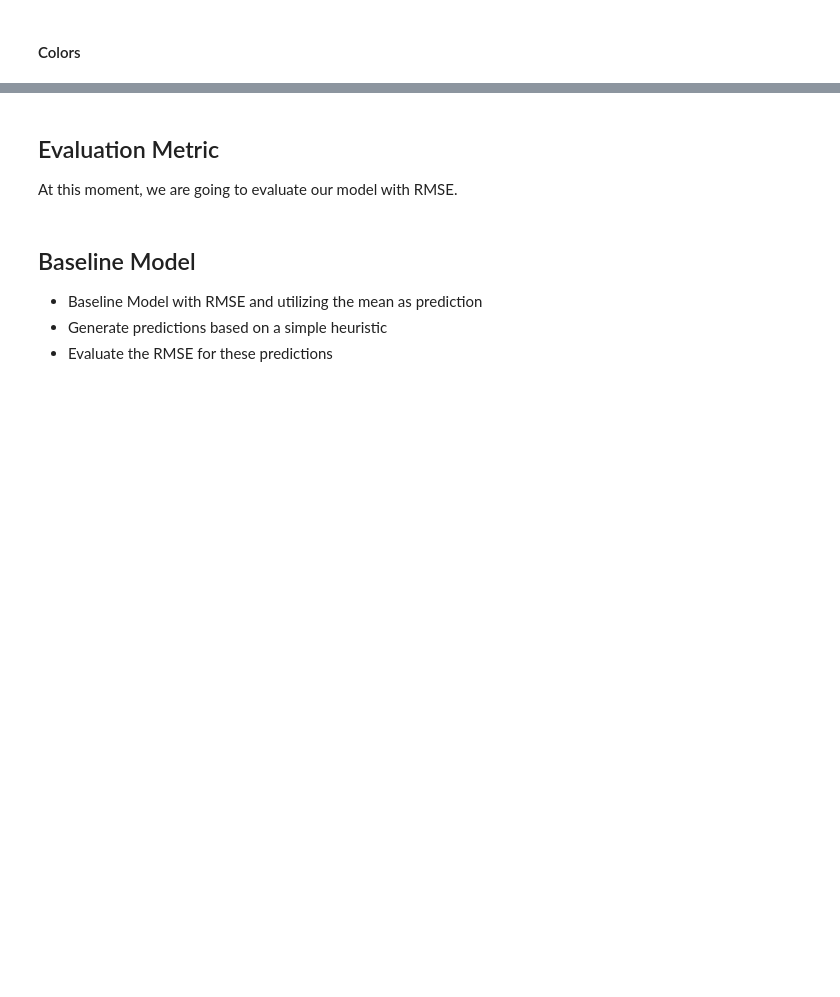
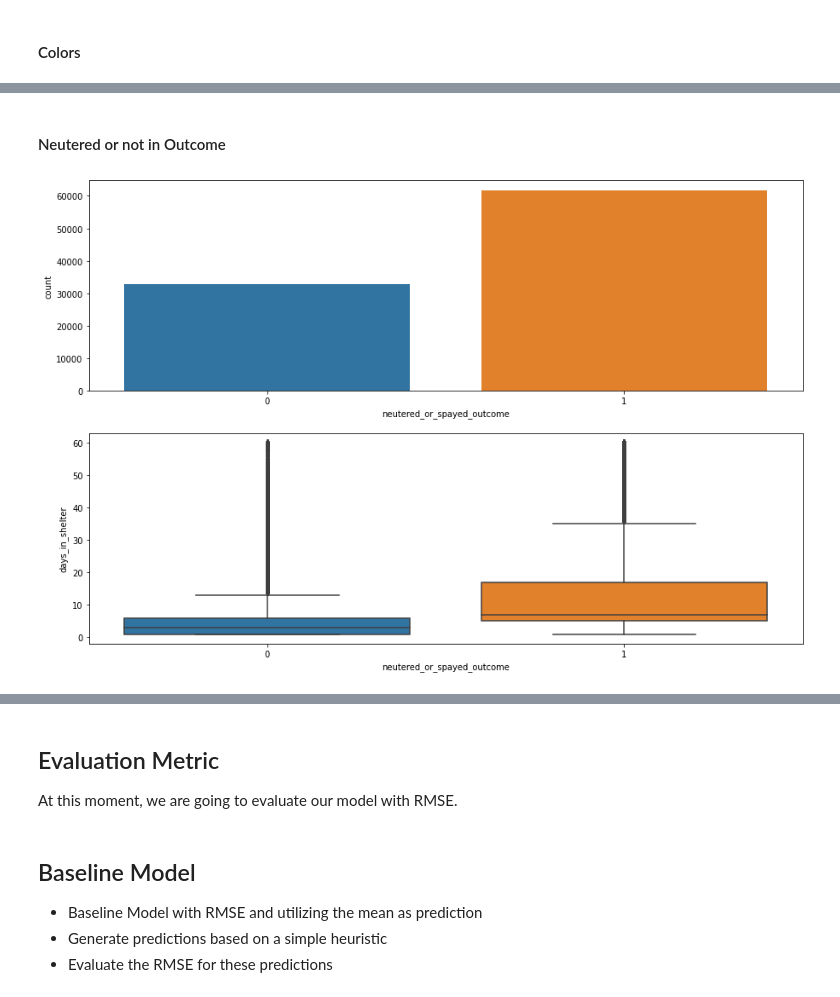
Before and after one commit to anaiscasilva/From_Shelter_to_Love, a Jupyter notebook: notebooks/gmatos51_eda.ipynb, the cells around one changed output, grey strips where cells are left out. Saved outputs shown, nothing was run; the diff lists cells and outputs as text; code cells hidden in the pictures; blank space fills up the shorter version.

```diff
--- a/notebooks/gmatos51_eda.ipynb
+++ b/notebooks/gmatos51_eda.ipynb
@@ -175,0 +261,10 @@ df.head(1)
+# %% [markdown]
+#### Neutered or not in Outcome
+# %%
+fig, axs = plt.subplots(2, 1, figsize=(15,10))
+
+sns.countplot(x="neutered_or_spayed_outcome", data=df[df.days_in_shelter.between(0,60)], ax = axs[0]);
+
+sns.boxplot(x="neutered_or_spayed_outcome", y = 'days_in_shelter', data=df[df.days_in_shelter.between(0,60)], ax = axs[1]);
+# %% [output]
+[figure, added]
```
Also changed, not shown: parts of 34 cells of this notebook, 4 other files.
